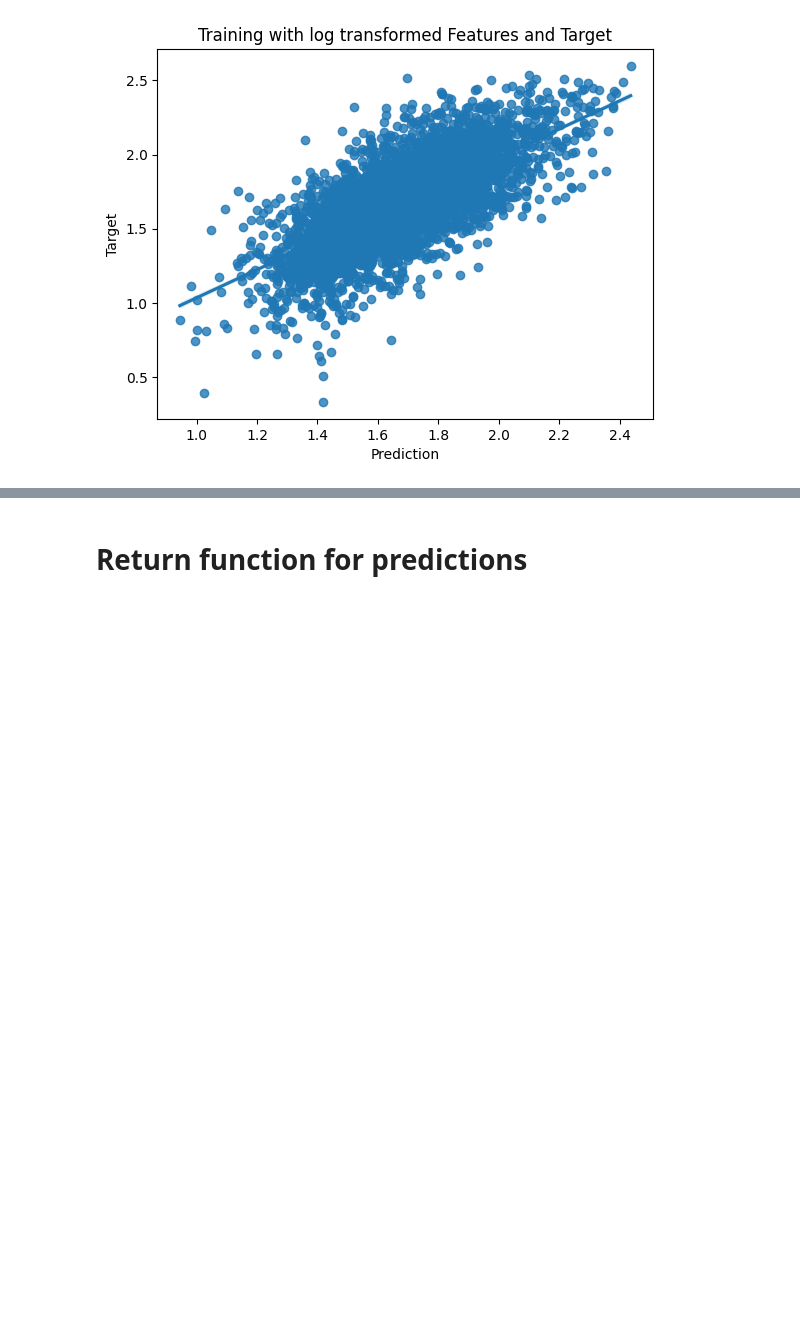
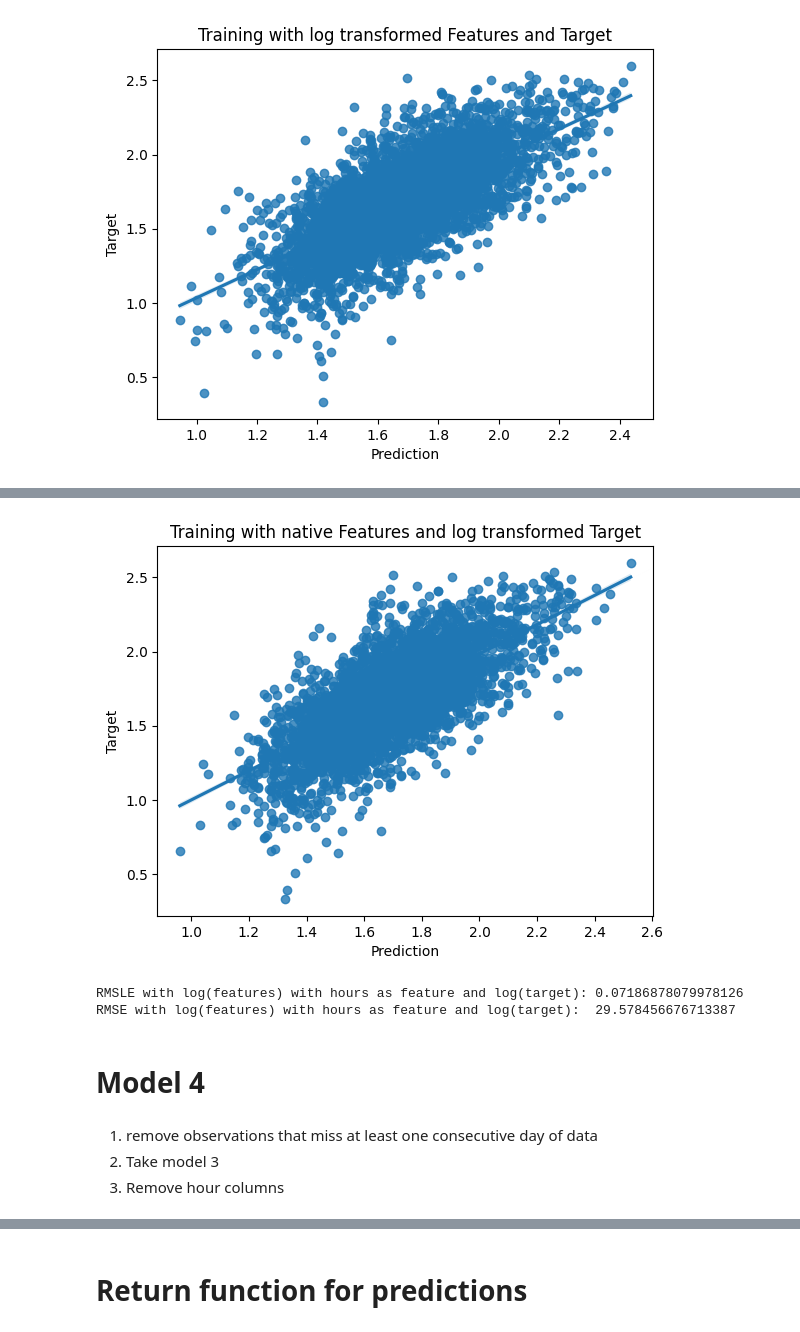
Before and after one commit to does-not-compile/AirQo-Ugandan-Air-Quality-Forecast-Challenge, a Jupyter notebook: notebooks/modeling.ipynb, the cells around one changed output, grey strips where cells are left out. Saved outputs shown, nothing was run; the diff lists cells and outputs as text; code cells hidden in the pictures; blank space fills up the shorter version.

Commit message:
final model notebook and pickle

```diff
--- a/notebooks/modeling.ipynb
+++ b/notebooks/modeling.ipynb
@@ -241,0 +259,3 @@ fig.set_ylabel('Target');
+# %%
+df_train = pd.read_csv('../data/train_wide_with_hours.csv')
+df_train.head(10)
@@ -241,0 +275,9 @@ fig.set_ylabel('Target');
+# %%
+# get target
+y = np.log10(df_train['target']+1)
+# get features
+X = df_train.iloc[:, 52:] #np.log10(df_train.iloc[:, 52:]+1)
+# extract locations and encode
+loc_dummies = pd.get_dummies(df_train['location'], drop_first=True)
+# add to feature matrix
+X = pd.concat([X, loc_dummies], axis=1)
@@ -241,0 +299,28 @@ fig.set_ylabel('Target');
+# %%
+X_train, X_test, y_train, y_test = tts(X, y, test_size=0.33, rnd_state=rs)
+# %%
+# get xgboost predictions with hours for log features
+y_log_preds_log = xgboost(xgb, X_train, y_train, X_test)
+# %%
+fig = sns.regplot(x=y_log_preds_log, y=y_test_log)
+fig.set_title('Training with native Features and log transformed Target')
+fig.set_xlabel('Prediction')
+fig.set_ylabel('Target');
+# %% [output]
+[figure, added]
+# %%
+# print RMSE and RMSLE
+from sklearn.metrics import mean_squared_log_error
+print(f"RMSLE with native features with hours as feature and log(target): {mean_squared_log_error(y_test_log, y_log_preds_log, squared=False)}")
+print(f"RMSE with native features with hours as feature and log(target):  {mean_squared_error(y_true=np.power(10, y_test_log), y_pred=np.power(10, y_log_preds_log), squared=False)}")
+# %% [output]
+RMSLE with log(features) with hours as feature and log(target): 0.07186878079978126
+RMSE with log(features) with hours as feature and log(target):  29.578456676713387
+# %% [markdown]
+# Model 4
+# %% [markdown]
+1. remove observations that miss at least one consecutive day of data
+1. Take model 3
+1. Remove hour columns
+<!-- 1. add day column
+1. OHE day column -->
```
Also changed, not shown: parts of 33 cells of this notebook, 2 other files.
